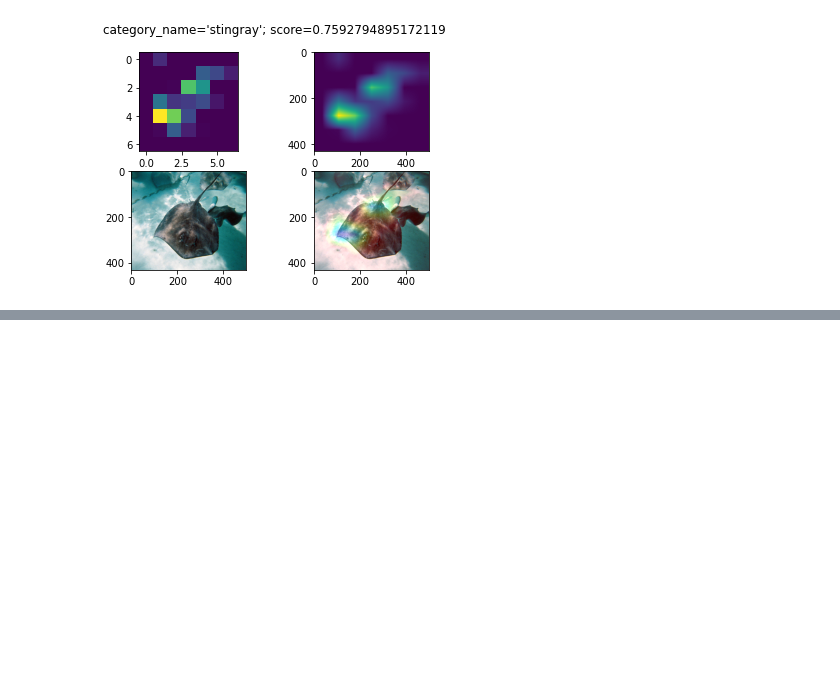
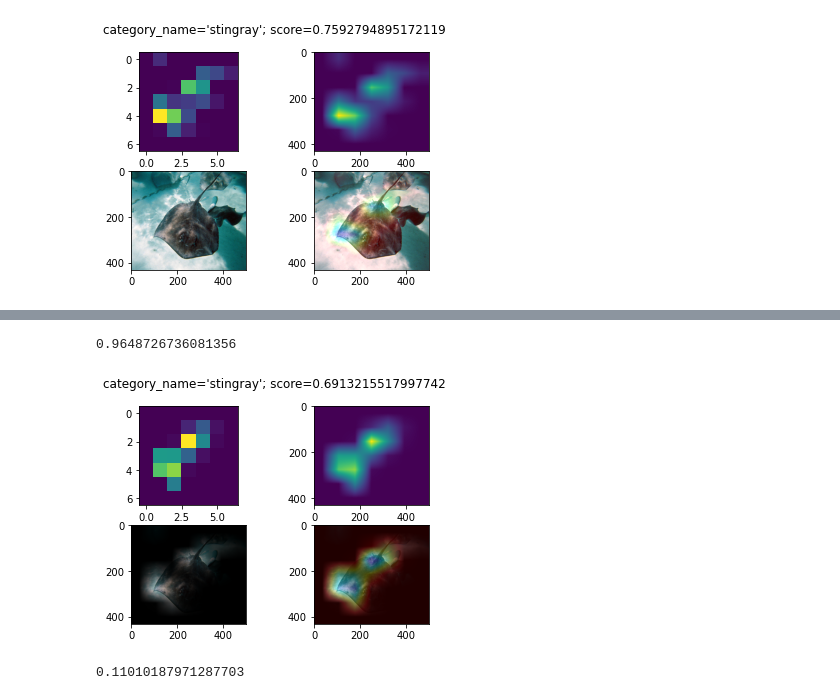
Before and after one commit to ainatersol/CAM, a Jupyter notebook: CAM Class Activation Mapping - Exploration.ipynb, the cells around one changed output, grey strips where cells are left out. Drawn from its saved outputs; the diff is of its cells as text; code cells hidden in the pictures; blank space fills up the shorter version.

```diff
--- a/CAM Class Activation Mapping - Exploration.ipynb
+++ b/CAM Class Activation Mapping - Exploration.ipynb
@@ -265,0 +306,40 @@ Clipping input data to the valid range for imshow with RGB data ([0..1] for floa
+# %%
+def coherency(x, camx):
+        cam_img = Image.fromarray((np.clip(np.array(x), 0, 255) * np.clip(camx[:,:,np.newaxis], 0, 1)).astype('uint8'))
+        cc_img, cc_resized_cam, cc_superimposed_img, cc_category_name, cc_score = compute_cam(cam_img)
+
+        r = np.corrcoef(cc_resized_cam.flatten(), camx.flatten()) [0,1]
+
+        # Scale the Pearson correlation coefficient to be between 0 and 1
+        scaled_r = 0.5 * (r + 1)
+
+        return scaled_r
+
+def complexity(camx):
+        return np.sum(camx)/np.prod(camx.shape)
+
+def conf_drop(x, camx, s_x):
+        cam_img = Image.fromarray((np.clip(np.array(x), 0, 255) * np.clip(camx[:,:,np.newaxis], 0, 1)).astype('uint8'))
+        cc_img, cc_resized_cam, cc_superimposed_img, cc_category_name, cc_score = compute_cam(cam_img)
+        drop = s_x - cc_score
+
+        return max(s_x - cc_score, 0)
+
+def adcc(x, camx, s_x):
+        cam_img = Image.fromarray((np.clip(np.array(x), 0, 255) * np.clip(camx[:,:,np.newaxis], 0, 1)).astype('uint8'))
+        cc_img, cc_resized_cam, cc_superimposed_img, cc_category_name, cc_score = compute_cam(cam_img)
+
+        # coherency
+        r = np.corrcoef(cc_resized_cam.flatten(), camx.flatten()) [0,1]
+        scaled_r = 0.5 * (r + 1)
+
+        #drop
+        drop = max(s_x - cc_score, 0)
+
+        #complexity
+        comp = complexity(camx)
+
+        return 3 *(scaled_r**-1 + 1/(1-comp) + 1/(1-drop))**(-1)
+# %%
+x = Image.open(os.path.join("Data", 'n01498041_10276.JPEG'))
+_, camx, _, _, s_x = compute_cam(x)
@@ -265,0 +349,9 @@ Clipping input data to the valid range for imshow with RGB data ([0..1] for floa
+# %%
+coherency(x, camx)
+# %% [output]
+0.9648726736081356
+[figure, added]
+# %%
+complexity(camx)
+# %% [output]
+0.11010187971287703
```
Also changed, not shown: parts of 21 cells of this notebook.
